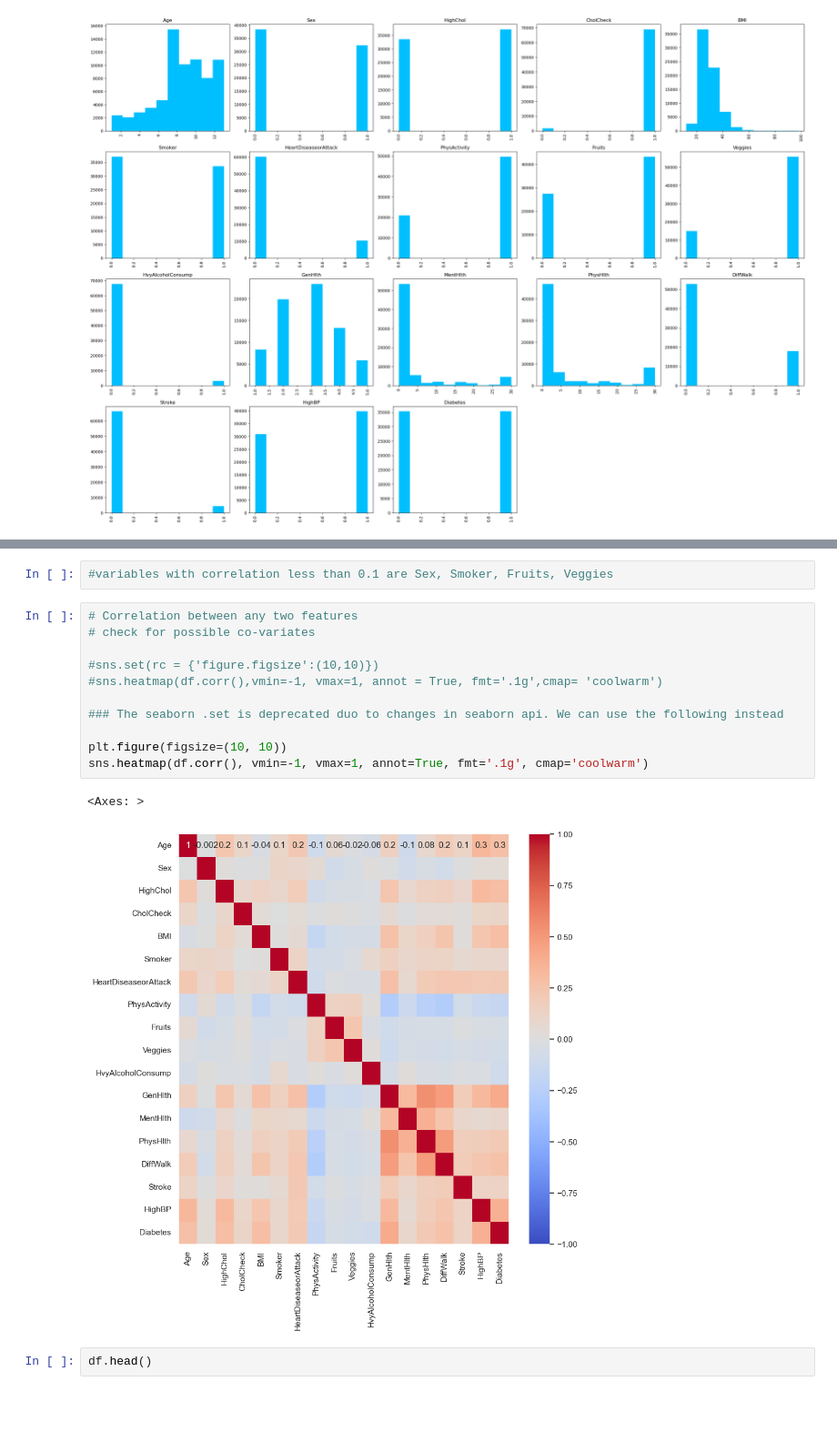
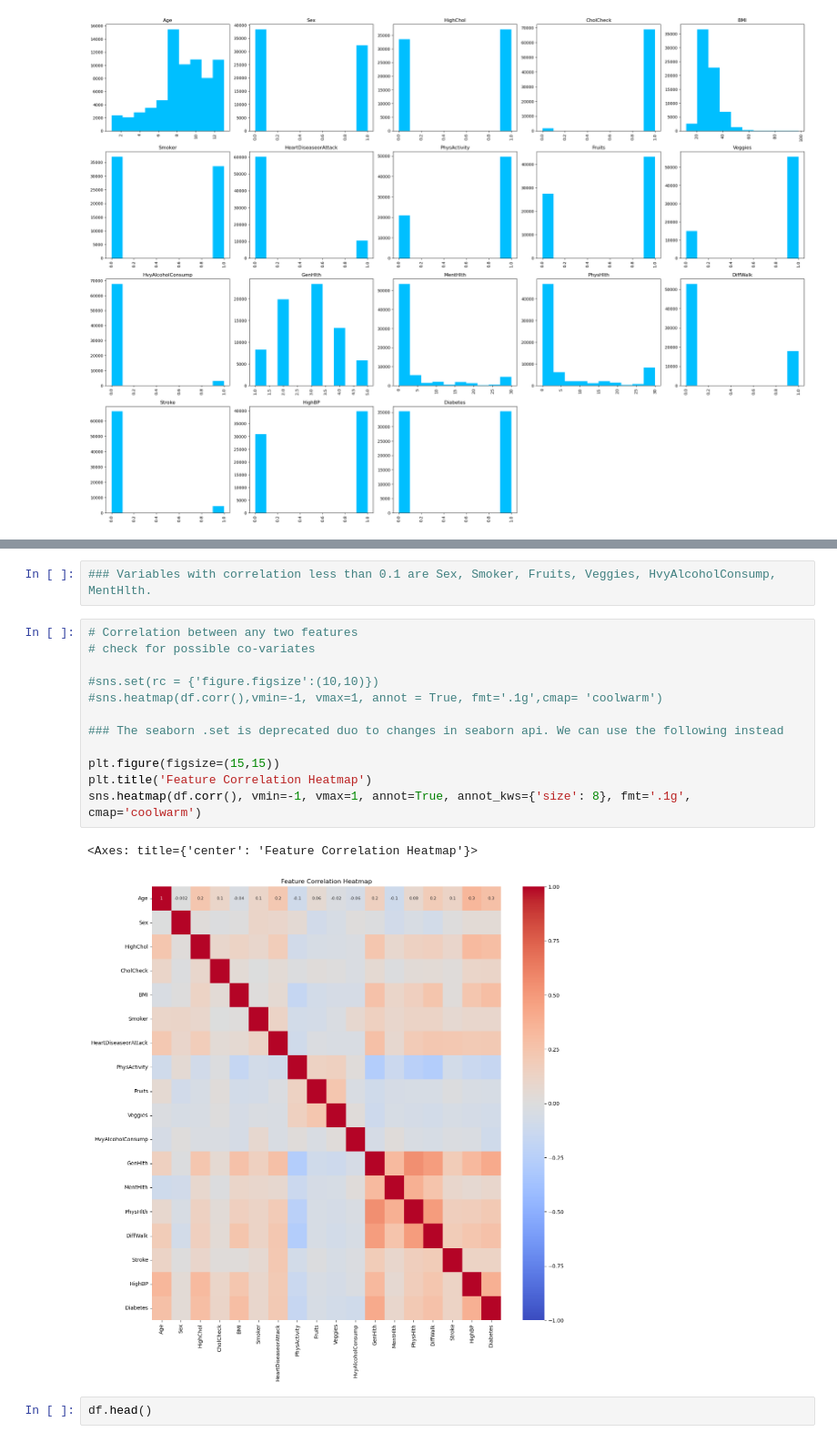
Before and after one commit to cosminsaracil/DiaPredict, a Jupyter notebook: Dataset_1__Diabetes.ipynb, the cells around one changed output, grey strips where cells are left out. Shown: that part at 91% size. Drawn from its saved outputs; the diff is of its cells as text; blank space fills up the shorter version.

```diff
--- a/Dataset_1__Diabetes.ipynb
+++ b/Dataset_1__Diabetes.ipynb
@@ -127,19 +131,20 @@ df.corrwith(df['Diabetes']).plot(kind='bar', grid=True, figsize=(10, 6), title="
 # %%
-#variables with correlation less than 0.1 are Sex, Smoker, Fruits, Veggies
+### Variables with correlation less than 0.1 are Sex, Smoker, Fruits, Veggies, HvyAlcoholConsump, MentHlth.
 # %%
 # Correlation between any two features
 # check for possible co-variates
 
 #sns.set(rc = {'figure.figsize':(10,10)})
 #sns.heatmap(df.corr(),vmin=-1, vmax=1, annot = True, fmt='.1g',cmap= 'coolwarm')
 
 ### The seaborn .set is deprecated duo to changes in seaborn api. We can use the following instead
 
-plt.figure(figsize=(10, 10))
-sns.heatmap(df.corr(), vmin=-1, vmax=1, annot=True, fmt='.1g', cmap='coolwarm')
+plt.figure(figsize=(15,15))
+plt.title('Feature Correlation Heatmap')
+sns.heatmap(df.corr(), vmin=-1, vmax=1, annot=True, annot_kws={'size': 8}, fmt='.1g', cmap='coolwarm')
 # %% [output]
-<Axes: >
+<Axes: title={'center': 'Feature Correlation Heatmap'}>
-[figure, old version]
+[figure, new version]
 # %%
 df.head()
 # %% [output]
```
Also changed, not shown: parts of 3 cells of this notebook, 3 other files.
